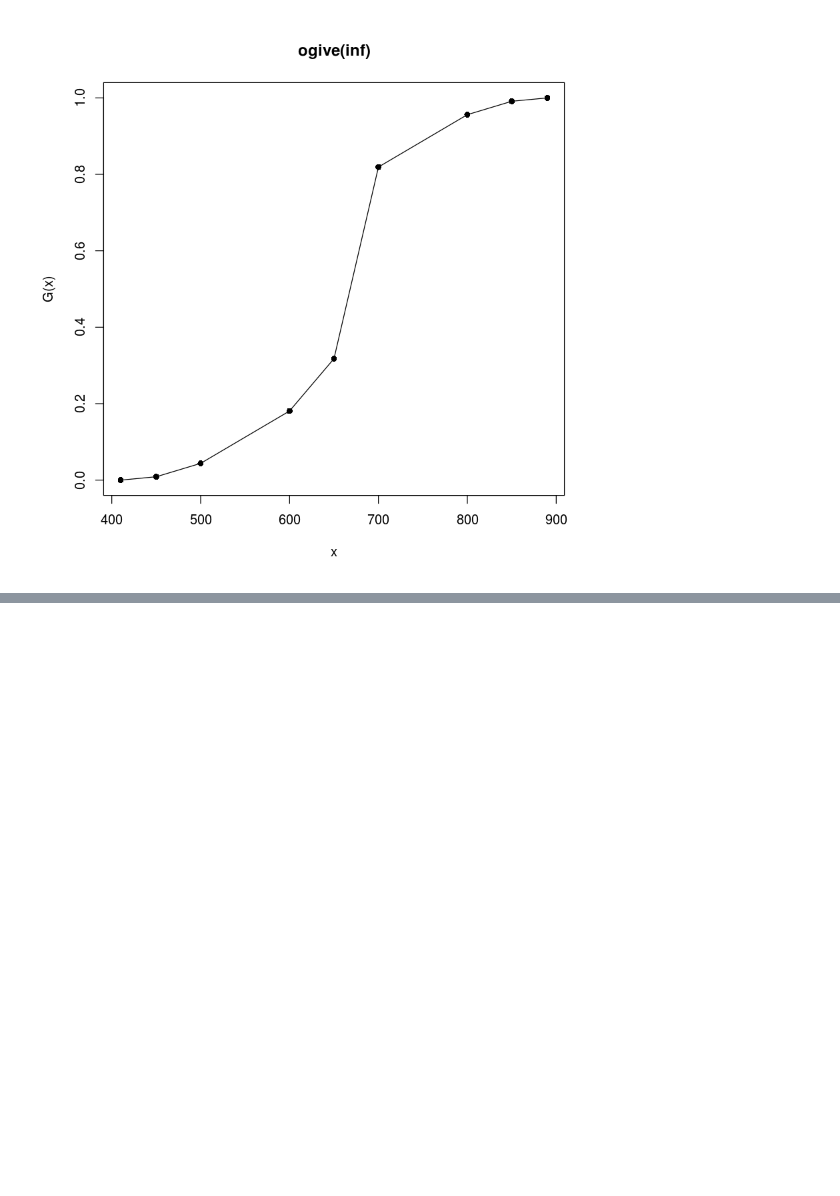
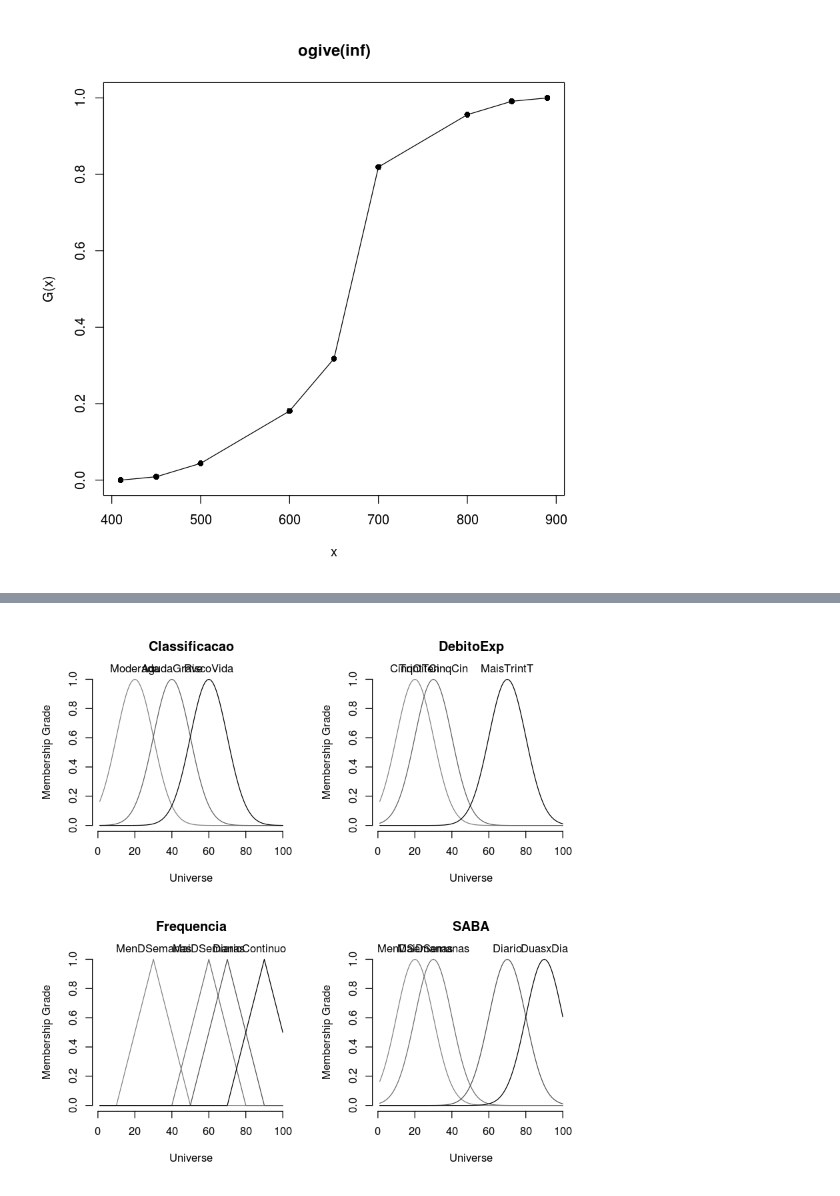
Before and after one commit to thbighead/jupyter-studies, a Jupyter notebook: Aprendizados R Scientist.ipynb, the cells around one changed output, grey strips where cells are left out. Drawn from its saved outputs; the diff is of its cells as text; code cells hidden in the pictures; blank space fills up the shorter version.

```diff
--- a/Aprendizados R Scientist.ipynb
+++ b/Aprendizados R Scientist.ipynb
@@ -1544,0 +1583,37 @@ plot(og)
+# %%
+# Define Universo
+sets_options("universe", seq(1, 100, 1))
+
+# criacao de variaveis
+variaveis <- set(
+# definindo a FUN como fuzzy_cone é necessário definir o radius
+Frequencia = fuzzy_partition(varnames=c(MenDSemanas=30,MaiDSemanas=60,Diario=70,Continuo=90), radius=20, FUN=fuzzy_cone),
+# caso contrário, para utilizar a FUN padrão deve-se definir a variável sd (desvio padrão)
+SABA = fuzzy_partition(varnames=c(MenDSemanas=20,MaiDSemanas=30,Diario=70,DuasxDia=90), sd=10),
+DebitoExp = fuzzy_partition(varnames=c(CinqOiten=20,TrintTCinqCin=30,MaisTrintT=70), sd=10),
+Classificacao = fuzzy_partition(varnames=c(Moderada=20,AgudaGrave=40,RiscoVida=60), sd=10)
+)
+
+# definicao das regras fuzzy
+regras <- set(
+fuzzy_rule(Frequencia %is% MenDSemanas && SABA %is% MenDSemanas && DebitoExp %is% CinqOiten, Classificacao %is% Moderada),
+fuzzy_rule(Frequencia %is% MenDSemanas && SABA %is% MenDSemanas && DebitoExp %is% TrintTCinqCin, Classificacao %is% Moderada),
+fuzzy_rule(Frequencia %is% MenDSemanas && SABA %is% MenDSemanas && DebitoExp %is% MaisTrintT, Classificacao %is% Moderada),
+fuzzy_rule(Frequencia %is% MenDSemanas && SABA %is% MaiDSemanas && DebitoExp %is% MaisTrintT, Classificacao %is% Moderada),
+fuzzy_rule(Frequencia %is% MaiDSemanas && SABA %is% MenDSemanas && DebitoExp %is% CinqOiten, Classificacao %is% Moderada),
+fuzzy_rule(Frequencia %is% MaiDSemanas && SABA %is% MenDSemanas && DebitoExp %is% MaisTrintT, Classificacao %is% Moderada),
+fuzzy_rule(Frequencia %is% MaiDSemanas && SABA %is% MaiDSemanas && DebitoExp %is% CinqOiten, Classificacao %is% Moderada),
+fuzzy_rule(Frequencia %is% MaiDSemanas && SABA %is% MaiDSemanas && DebitoExp %is% TrintTCinqCin, Classificacao %is% Moderada),
+fuzzy_rule(Frequencia %is% Diario && SABA %is% Diario && DebitoExp %is% TrintTCinqCin, Classificacao %is% AgudaGrave),
+fuzzy_rule(Frequencia %is% Diario && SABA %is% Diario && DebitoExp %is% CinqOiten, Classificacao %is% AgudaGrave),
+fuzzy_rule(Frequencia %is% Diario && SABA %is% DuasxDia && DebitoExp %is% TrintTCinqCin, Classificacao %is% AgudaGrave),
+fuzzy_rule(Frequencia %is% Diario && SABA %is% DuasxDia && DebitoExp %is% MaisTrintT, Classificacao %is% AgudaGrave),
+fuzzy_rule(Frequencia %is% Continuo && SABA %is% Diario && DebitoExp %is% TrintTCinqCin, Classificacao %is% RiscoVida),
+fuzzy_rule(Frequencia %is% Continuo && SABA %is% Diario && DebitoExp %is% MaisTrintT, Classificacao %is% RiscoVida),
+fuzzy_rule(Frequencia %is% Continuo && SABA %is% DuasxDia && DebitoExp %is% TrintTCinqCin, Classificacao %is% RiscoVida),
+fuzzy_rule(Frequencia %is% Continuo && SABA %is% DuasxDia && DebitoExp %is% MaisTrintT, Classificacao %is% RiscoVida)
+)
+# %%
+# construindo o sistema
+sistema <- fuzzy_system(variaveis, regras)
+sistema
@@ -1544,0 +1638,4 @@ plot(og)
+# %%
+plot(sistema)
+# %% [output]
+[figure, added]
```
Also changed, not shown: parts of 8 cells of this notebook.
